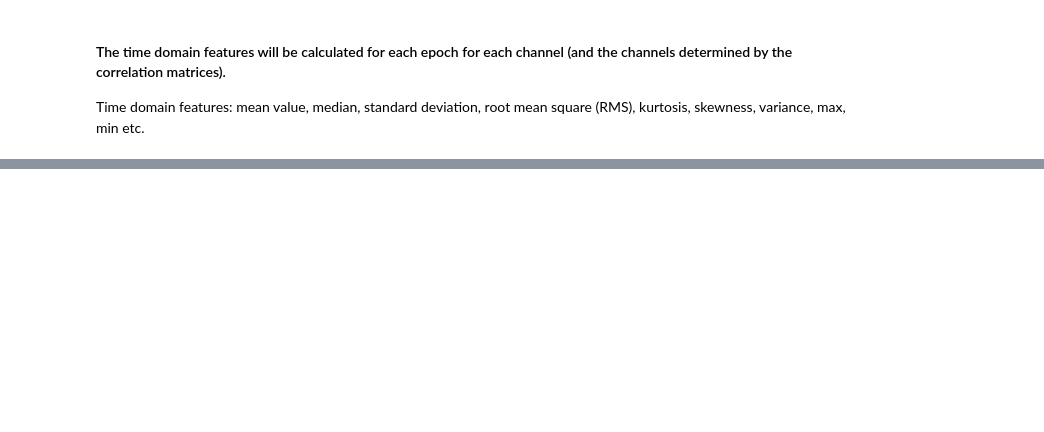
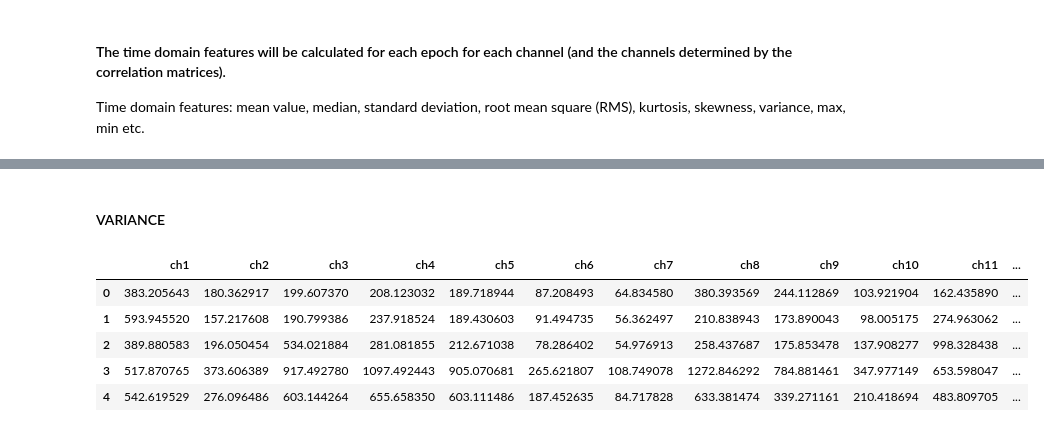
Before and after one commit to GokceUzun/Power-Feature-Analysis, a Jupyter notebook: TimeDomainFeatures.ipynb, the cells around one changed output, grey strips where cells are left out. Drawn from its saved outputs; the diff is of its cells as text; code cells hidden in the pictures; blank space fills up the shorter version.

```diff
--- a/TimeDomainFeatures.ipynb
+++ b/TimeDomainFeatures.ipynb
@@ -117,0 +151,12 @@ Time domain features: mean value, median, standard deviation, root mean square (
+# %% [markdown]
+#### VARIANCE
+# %%
+df_variance = df_d[channels].applymap(lambda x: np.var(x)).assign(epochs=epochs)
+df_variance
+# %% [output]
+|  | ch1 | ch2 | ch3 | ch4 | ch5 | ch6 | ch7 | ch8 | ch9 | ch10 | ch11 | ... |
+| 0 | 383.205643 | 180.362917 | 199.607370 | 208.123032 | 189.718944 | 87.208493 | 64.834580 | 380.393569 | 244.112869 | 103.921904 | 162.435890 | ... |
+| 1 | 593.945520 | 157.217608 | 190.799386 | 237.918524 | 189.430603 | 91.494735 | 56.362497 | 210.838943 | 173.890043 | 98.005175 | 274.963062 | ... |
+| 2 | 389.880583 | 196.050454 | 534.021884 | 281.081855 | 212.671038 | 78.286402 | 54.976913 | 258.437687 | 175.853478 | 137.908277 | 998.328438 | ... |
+| 3 | 517.870765 | 373.606389 | 917.492780 | 1097.492443 | 905.070681 | 265.621807 | 108.749078 | 1272.846292 | 784.881461 | 347.977149 | 653.598047 | ... |
+| 4 | 542.619529 | 276.096486 | 603.144264 | 655.658350 | 603.111486 | 187.452635 | 84.717828 | 633.381474 | 339.271161 | 210.418694 | 483.809705 | ... |
```
Also changed, not shown: parts of 18 cells of this notebook.
